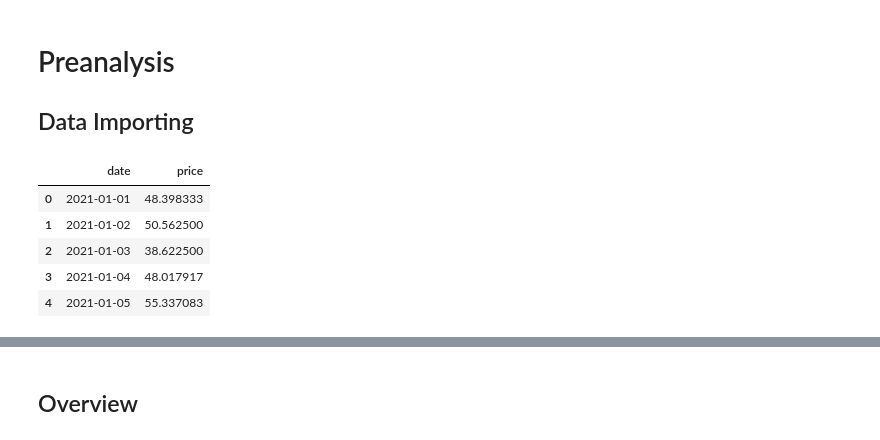
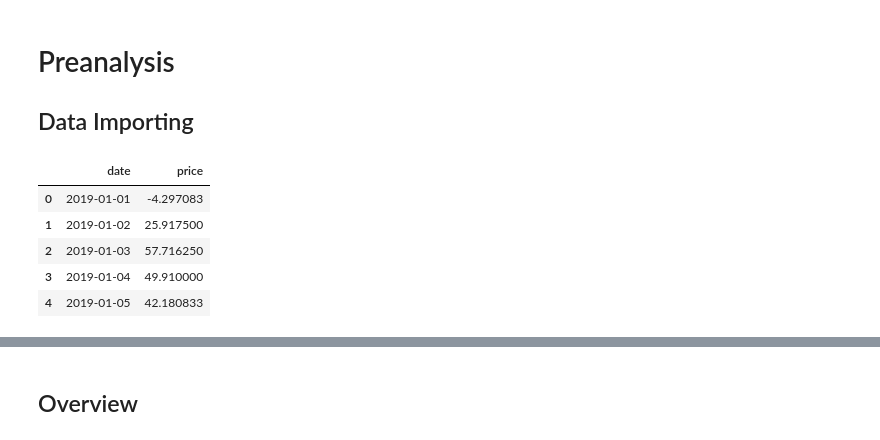
Before and after one commit to Luca-py/cross-asset-electricity-preanalysis, a Jupyter notebook: analysis.ipynb, the cells around one changed output, grey strips where cells are left out. Drawn from its saved outputs; the diff is of its cells as text; code cells hidden in the pictures.

```diff
--- a/analysis.ipynb
+++ b/analysis.ipynb
@@ -14,53 +14,41 @@ import statsmodels.api as sm
 plt.style.use("seaborn-v0_8-whitegrid")
 filterwarnings("ignore")
 # %%
-price_history_electricity = pd.read_csv('data/Price History_Electricity.csv', sep=';', decimal=',')
-price_history_gas_monthly1 = pd.read_csv('data/Price History_Gas_Monthly1.csv')
-price_history_carbon = pd.read_csv('data/Price History_Carbon.csv')
-price_history_coal = pd.read_csv('data/Price History_Coal.csv')
-price_history_oil = pd.read_csv('data/Price History_Oil.csv')
-price_history_EURUSD = pd.read_csv('data/Price History_EUR:USD.csv')
-price_history_EURGPD = pd.read_csv('data/Price History_EUR:GPD.csv')
-de_hourly = pd.read_csv('data/DE.csv')
+price_history_gas_monthly1    = pd.read_csv('data/Price History_Gas_Monthly1.csv')
+price_history_carbon          = pd.read_csv('data/Price History_Carbon.csv')
+price_history_coal            = pd.read_csv('data/Price History_Coal.csv')
+price_history_EURUSD          = pd.read_csv('data/Price History_EUR:USD.csv')
+price_history_gas_storage     = pd.read_csv('data/Price History_Gas_Storage.csv')
+price_history_VSTOXX          = pd.read_csv('data/Price History_VSTOXX.csv')
+price_history_STOXX_utilities = pd.read_csv('data/Price History_STOXX_Utilities.csv')
+de_daily                      = pd.read_csv('data/DE.csv')
+fr_daily_raw                  = pd.read_csv('data/FR.csv')
+norway_hydro_raw              = pd.read_csv('data/Norway_Hydro_Reservoirs.csv')
 # %%
-# hourly → daily averaging for all electricity markets
-_elec_raw = price_history_electricity.copy()
-_elec_raw['ts'] = pd.to_datetime(_elec_raw['Datum von'], dayfirst=True)
-_elec_raw['date'] = _elec_raw['ts'].dt.normalize()
+# DE.csv is already daily; Price and forecast columns are daily means.
+de_daily['date'] = pd.to_datetime(de_daily['datetime']).dt.normalize()
 
-_elec_cols = {
-    'Deutschland/Luxemburg [€/MWh] Berechnete Auflösungen': 'price_history_electricity',
-    'Frankreich [€/MWh] Berechnete Auflösungen': 'price_history_elec_fr',
-    'Niederlande [€/MWh] Berechnete Auflösungen': 'price_history_elec_nl',
-}
+price_history_electricity = (
+    de_daily[['date', 'Price']]
+    .rename(columns={'Price': 'price'})
+)
 
-for col, var_name in _elec_cols.items():
-    _elec_raw[col] = pd.to_numeric(
-        _elec_raw[col]
-        .astype(str)
-        .str.replace(',', '.', regex=False),
-        errors='coerce'
-    )
+amprion_load = (
+    de_daily[['date', 'Amprion Load Forecast Mean']]
+    .rename(columns={'Amprion Load Forecast Mean': 'gen'})
+)
 
-_elec_daily = _elec_raw.groupby('date', as_index=False)[list(_elec_cols.keys())].mean()
-
-for col, var_name in _elec_cols.items():
-    globals()[var_name] = _elec_daily[['date', col]].rename(columns={col: 'price'})
-
-# hourly → daily averaging for Amprion Load Forecast & PV+Wind Forecast
-de_hourly['datetime'] = pd.to_datetime(de_hourly['datetime'])
-de_hourly['date'] = de_hourly['datetime'].dt.normalize()
-_de_daily = de_hourly.groupby('date', as_index=False)[['Amprion Load Forecast', 'PV+Wind Forecast']].mean()
-
-amprion_load = _de_daily[['date', 'Amprion Load Forecast']].rename(columns={'Amprion Load Forecast': 'price'})
-pv_wind = _de_daily[['date', 'PV+Wind Forecast']].rename(columns={'PV+Wind Forecast': 'price'})
+pv_wind = (
+    de_daily[['date', 'PV+Wind Forecast Mean']]
+    .rename(columns={'PV+Wind Forecast Mean': 'gen'})
+)
 
 price_history_electricity.head()
 # %% [output]
 |  | date | price |
-| 0 | 2021-01-01 | 48.398333 |
-| 1 | 2021-01-02 | 50.562500 |
-| 2 | 2021-01-03 | 38.622500 |
-| 3 | 2021-01-04 | 48.017917 |
-| 4 | 2021-01-05 | 55.337083 |
+| 0 | 2019-01-01 | -4.297083 |
+| 1 | 2019-01-02 | 25.917500 |
+| 2 | 2019-01-03 | 57.716250 |
+| 3 | 2019-01-04 | 49.910000 |
+| 4 | 2019-01-05 | 42.180833 |
 # %%
```
Also changed, not shown: parts of 32 cells of this notebook, 2 other files.
